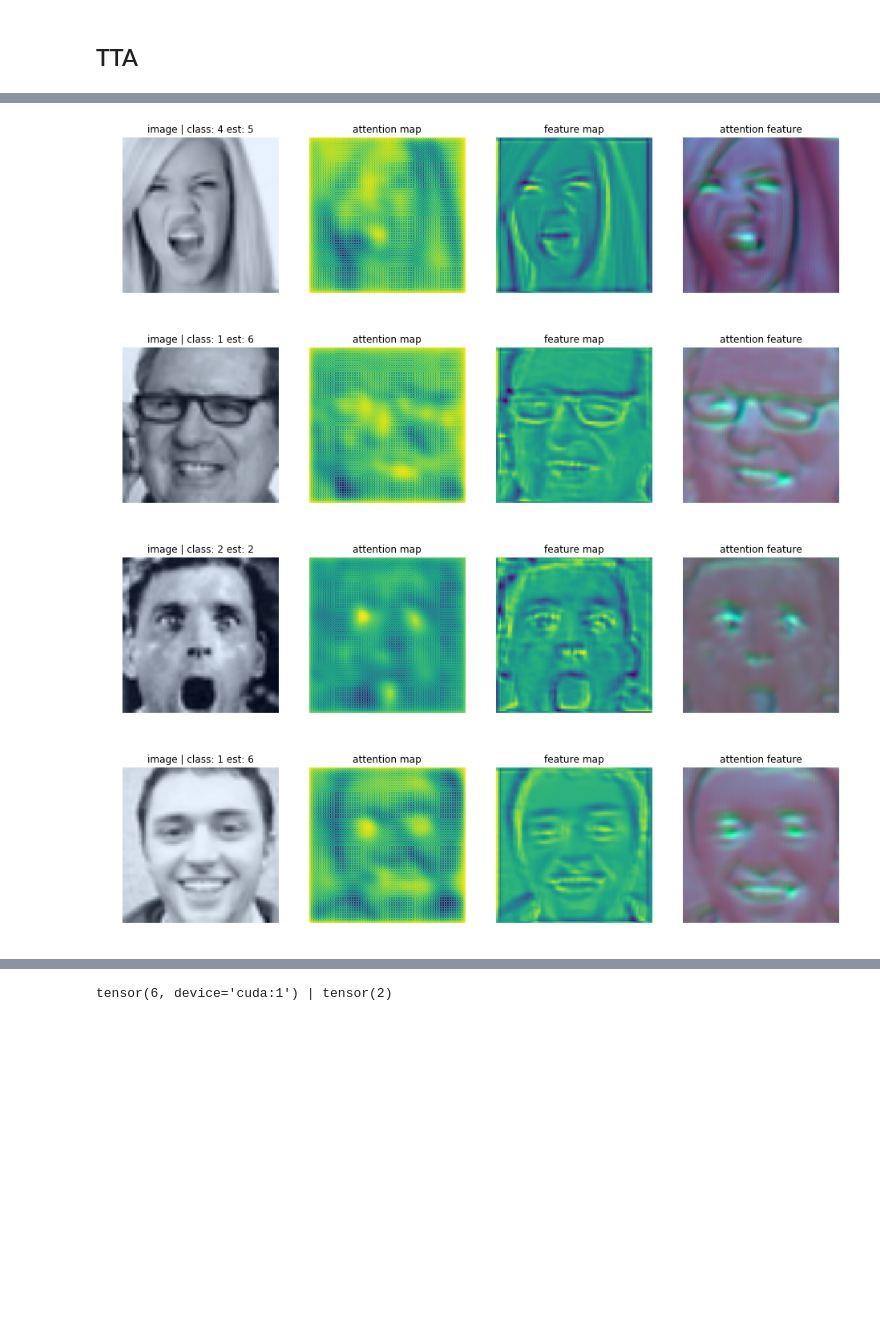
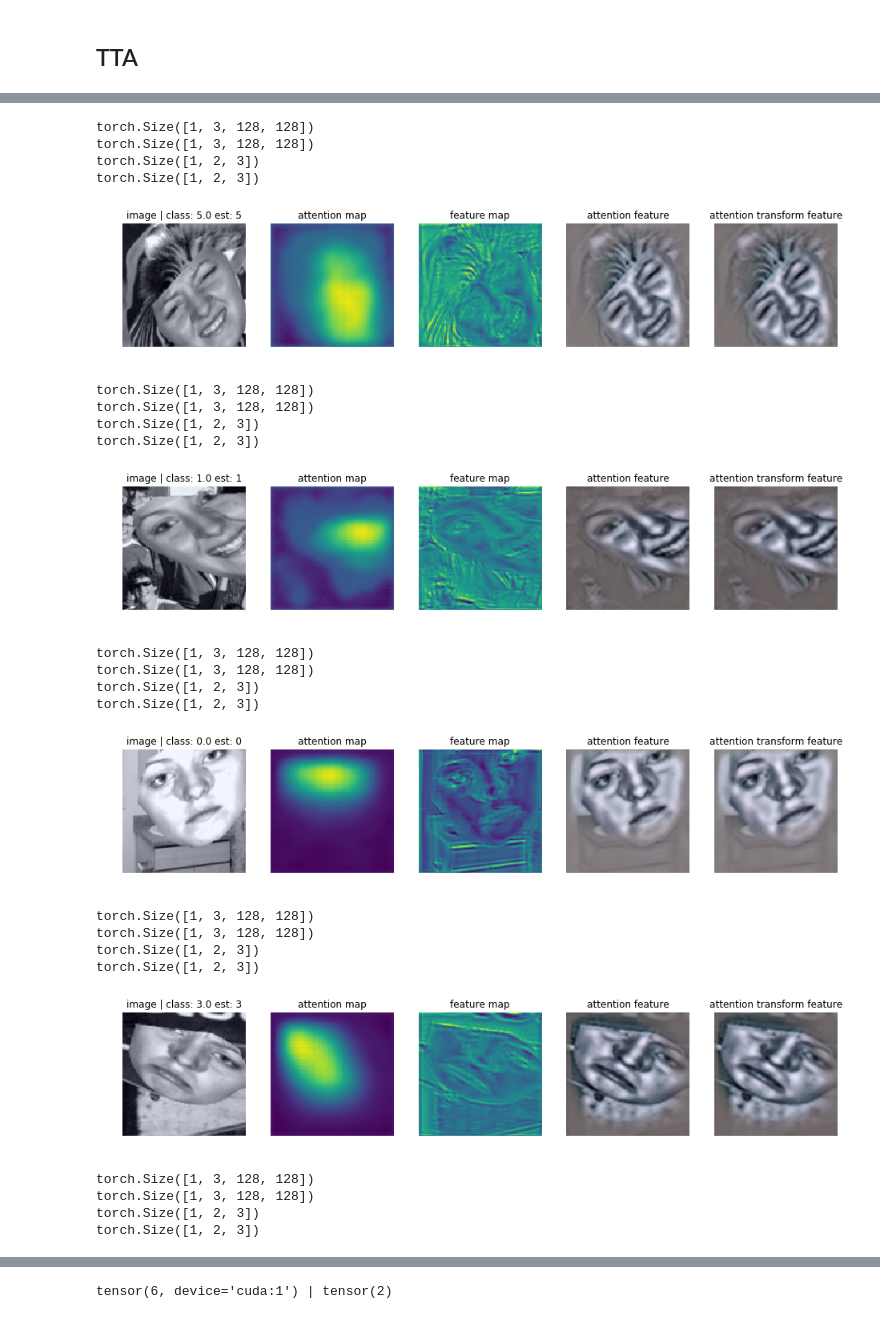
Before and after one commit to pedrodiamel/ferattention, a Jupyter notebook: books/eval.ipynb, the cells around one changed output, grey strips where cells are left out. Drawn from its saved outputs; the diff is of its cells as text; code cells hidden in the pictures; blank space fills up the shorter version.

```diff
--- a/books/eval.ipynb
+++ b/books/eval.ipynb
@@ -44,7 +46,7 @@ fer_atentionresnet34_attgmm_adam_ferblack_dim64_preactresnet18x32_fold01_000
 result
 # %%
 project          = '../out'
-name             = 'fer_atentionresnet34_attgmm_adam_bu3dfe_dim64_preactresnet18x32_fold0_004'
+name             = 'fer_atentionresnet34_attgmm_adam_bu3dfe_dim64_preactresnet18x32_fold0_006'
 pathnamedataset  = '~/.datasets'
 pathmodel        = os.path.join( project, name, 'models/model_best.pth.tar' ) #model_best
 pathproject      = os.path.join( project, name )
@@ -174,4 +175,6 @@ torch.Size([1, 3, 128, 128])
 # %%
+import torch.nn.functional as FF
+
 def norm(x):
     x = x-x.min()
     x = x / x.max()
@@ -181,50 +184,90 @@ idx=0
 k=0
 for i in range( len(dataset) ):
 
-    idx = i + 20
+    idx = i + 0
     sample = dataset[ idx ]
 
-    #image_org, image, mask, label = sample
-    #image = image.unsqueeze(0)
+    image_org, image, mask, meta = sample
+    image = image.unsqueeze(0)
+    label = meta[0]
+    y_theta   = meta[1:].view(-1, 2, 3)
 
-    image = sample['image'].unsqueeze(0)
-    label = sample['label'].argmax()
+    #image = sample['image'].unsqueeze(0)
+    #label = sample['label'].argmax()
     #image = F.fliplr( image )
 
-    z, y_lab_hat, att, fmap, srf = net( image )
+    image = image.cuda()
+    y_theta = y_theta.cuda()
+
+
+    z, y_lab_hat, att, theta, att_t, fmap, srf = net( image )
+
+    print( image.shape )
+    print( att.shape )
+    print( theta.shape)
+    print( y_theta.shape)
+
+
+    grid = FF.affine_grid(theta, image.size())
+    image = FF.grid_sample(image, grid)
 
     att  = att.data.cpu().numpy().transpose(2,3,1,0)[...,0]
+    att_t  = att_t.data.cpu().numpy().transpose(2,3,1,0)[...,0]
     fmap = fmap.data.cpu().numpy().transpose(2,3,1,0)[:,:,0,0]
     srf  = srf.data.cpu().numpy().transpose(2,3,1,0)[...,0]
     image = image.data.cpu().numpy().transpose(2,3,1,0)[...,0]
     y_lab_hat_max = y_lab_hat.argmax()
 
 
     #if label != 6: continue
     k+=1
     if k > 5: break
 
     plt.figure( figsize=(16,8))
-    plt.subplot(141)
+    plt.subplot(151)
     plt.imshow( norm(image) )
     plt.title('image | class: {} est: {}'.format( label, y_lab_hat_max ) )
     plt.axis('off')
-    plt.subplot(142)
+    plt.subplot(152)
     plt.imshow( (fmap))
     plt.title('attention map')
     plt.axis('off' )
-    plt.subplot(143)
+    plt.subplot(153)
     plt.imshow( srf.sum(2) )
     plt.title('feature map')
     plt.axis('off' )
-    plt.subplot(144)
+    plt.subplot(154)
     plt.imshow( norm(att) )
     plt.title('attention feature')
     plt.axis('off')
+    plt.subplot(155)
+    plt.imshow( norm(att_t) )
+    plt.title('attention transform feature')
+    plt.axis('off')
 
     plt.show()
 # %% [output]
+torch.Size([1, 3, 128, 128])
+torch.Size([1, 3, 128, 128])
+torch.Size([1, 2, 3])
+torch.Size([1, 2, 3])
-[figure, old version]
+[figure, new version]
+torch.Size([1, 3, 128, 128])
+torch.Size([1, 3, 128, 128])
+torch.Size([1, 2, 3])
+torch.Size([1, 2, 3])
-[figure, old version]
+[figure, new version]
+torch.Size([1, 3, 128, 128])
+torch.Size([1, 3, 128, 128])
+torch.Size([1, 2, 3])
+torch.Size([1, 2, 3])
-[figure, old version]
+[figure, new version]
+torch.Size([1, 3, 128, 128])
+torch.Size([1, 3, 128, 128])
+torch.Size([1, 2, 3])
+torch.Size([1, 2, 3])
-[figure, old version]
+[figure, new version]
+torch.Size([1, 3, 128, 128])
+torch.Size([1, 3, 128, 128])
+torch.Size([1, 2, 3])
+torch.Size([1, 2, 3])
```
Also changed, not shown: parts of 5 cells of this notebook, 11 other files.
